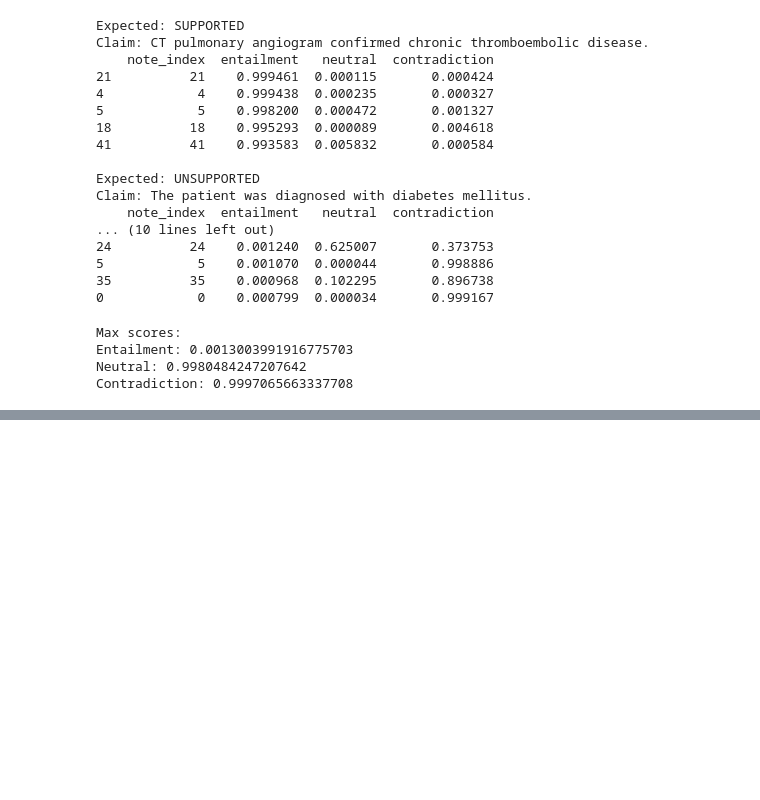
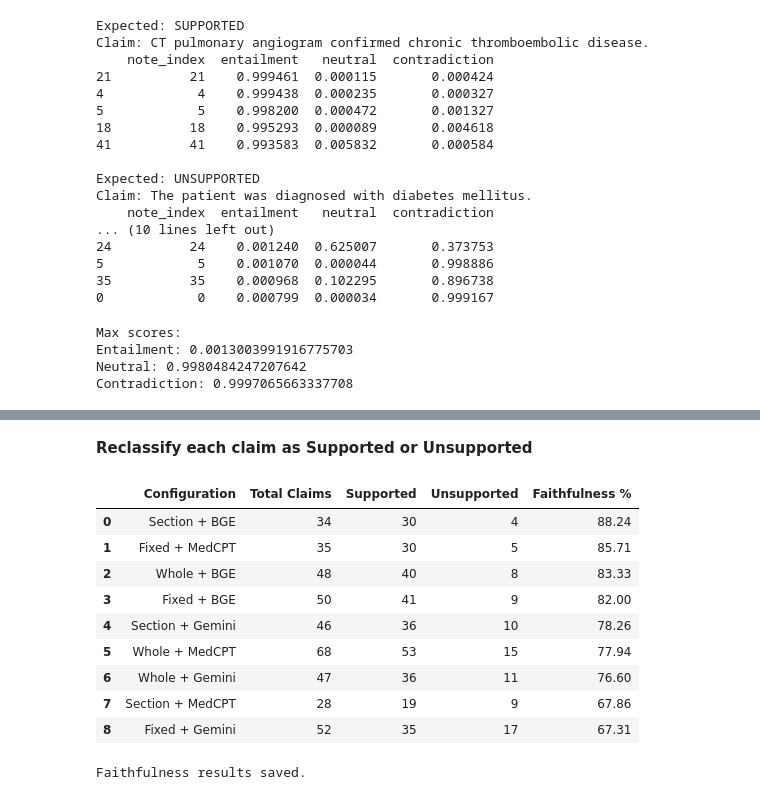
Before and after one commit to pallavi-cs-ai/clinical-summarization-eval, a Jupyter notebook: notebooks/03_workflow_2_rag_experiments.ipynb, the cells around one changed output, grey strips where cells are left out. Saved outputs shown, nothing was run; the diff lists cells and outputs as text; code cells hidden in the pictures; blank space fills up the shorter version.

```diff
--- a/notebooks/03_workflow_2_rag_experiments.ipynb
+++ b/notebooks/03_workflow_2_rag_experiments.ipynb
@@ -4929,0 +5223,2 @@ nli_claim_results_df.head()
+# %% [markdown]
+**Reclassify each claim as Supported or Unsupported**
@@ -4929,0 +5254,63 @@ nli_claim_results_df.head()
+# %%
+faithfulness_results = []
+
+for config_name, group in nli_claim_results_df.groupby("configuration"):
+
+    total = len(group)
+
+    supported = (
+        group["support_label"] == "SUPPORTED"
+    ).sum()
+
+    unsupported = (
+        group["support_label"] == "UNSUPPORTED"
+    ).sum()
+
+    faithfulness = supported / total * 100
+
+    faithfulness_results.append({
+        "Configuration": config_name,
+        "Total Claims": total,
+        "Supported": supported,
+        "Unsupported": unsupported,
+        "Faithfulness %": round(faithfulness, 2)
+    })
+
+
+faithfulness_df = pd.DataFrame(faithfulness_results)
+
+faithfulness_df = (
+    faithfulness_df
+    .sort_values(
+        "Faithfulness %",
+        ascending=False
+    )
+    .reset_index(drop=True)
+)
+
+faithfulness_df
+# %% [output]
+|  | Configuration | Total Claims | Supported | Unsupported | Faithfulness % |
+| 0 | Section + BGE | 34 | 30 | 4 | 88.24 |
+| 1 | Fixed + MedCPT | 35 | 30 | 5 | 85.71 |
+| 2 | Whole + BGE | 48 | 40 | 8 | 83.33 |
+| 3 | Fixed + BGE | 50 | 41 | 9 | 82.00 |
+| 4 | Section + Gemini | 46 | 36 | 10 | 78.26 |
+| 5 | Whole + MedCPT | 68 | 53 | 15 | 77.94 |
+| 6 | Whole + Gemini | 47 | 36 | 11 | 76.60 |
+| 7 | Section + MedCPT | 28 | 19 | 9 | 67.86 |
+| 8 | Fixed + Gemini | 52 | 35 | 17 | 67.31 |
+# %%
+nli_claim_results_df.to_csv(
+    "rag_nli_claim_support_results.csv",
+    index=False
+)
+
+faithfulness_df.to_csv(
+    "rag_nli_faithfulness_results.csv",
+    index=False
+)
+
+print("Faithfulness results saved.")
+# %% [output]
+Faithfulness results saved.
```
Also changed, not shown: parts of 24 cells of this notebook, 3 other files.
